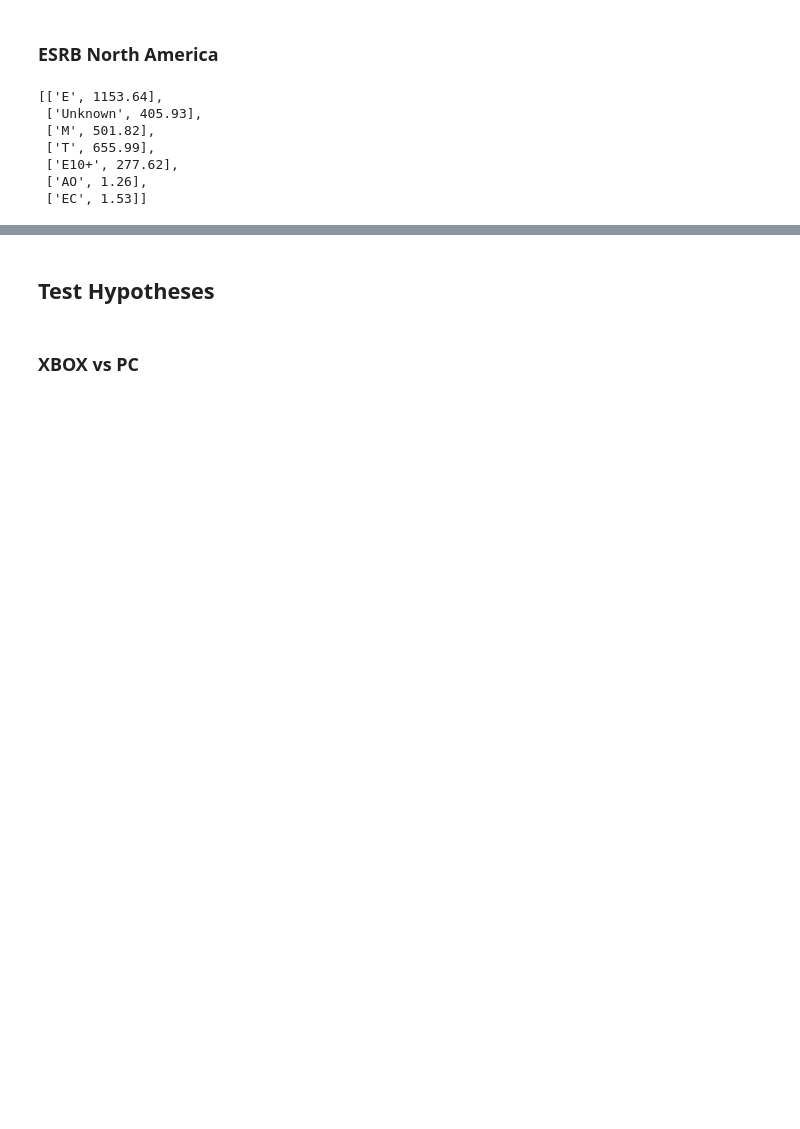
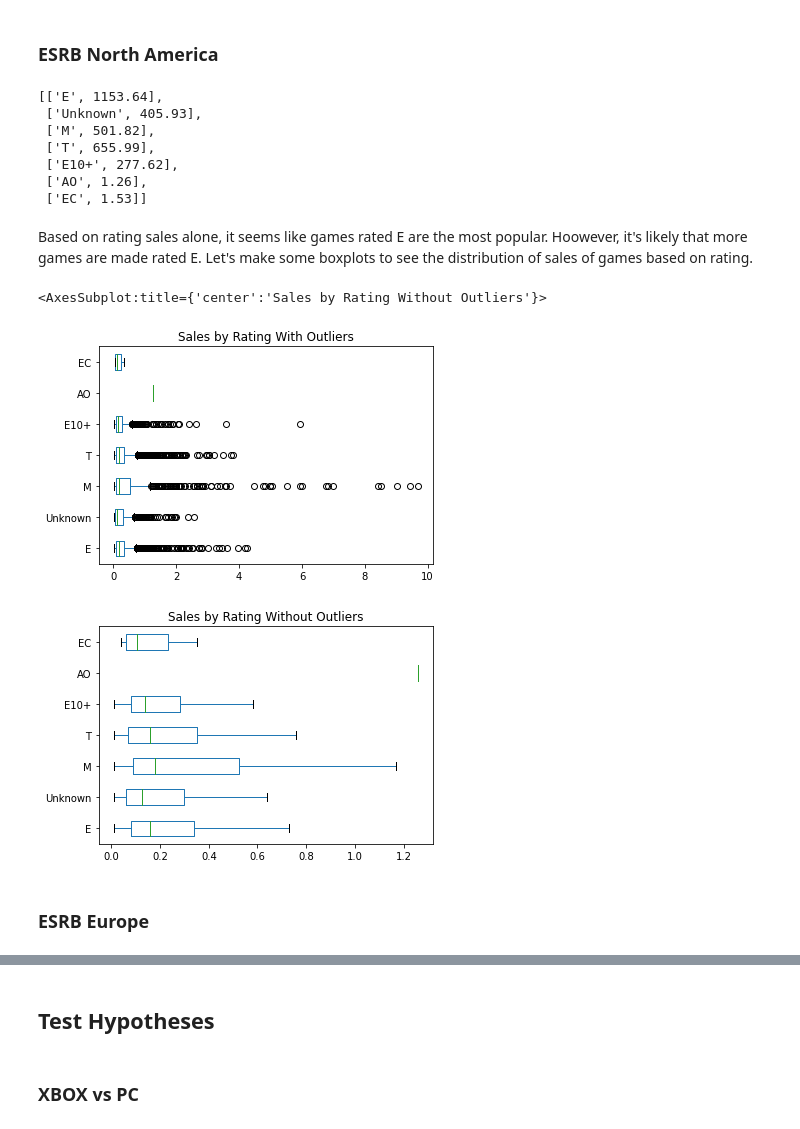
Before and after one commit to michaelpowers8/Sprint-5-Project, a Jupyter notebook: Video_Game_Data_2016.ipynb, the cells around one changed output, grey strips where cells are left out. Cells and saved outputs as stored; diff of their text form; code cells hidden in the pictures; blank space fills up the shorter version.

```diff
--- a/Video_Game_Data_2016.ipynb
+++ b/Video_Game_Data_2016.ipynb
@@ -985,3 +985,29 @@ display(na_relevant_games_rating_sales)
  ['E10+', 277.62],
  ['AO', 1.26],
  ['EC', 1.53]]
+# %% [markdown]
+Based on rating sales alone, it seems like games rated E are the most popular. Hoowever, it's likely that more games are made rated E. Let's make some boxplots to see the distribution of sales of games based on rating.
+# %%
+for rating in ['E','Unknown','M','T','E10+','AO','EC']:
+    na_relevant_games[rating] = relevant_multiplatform_games[relevant_multiplatform_games['rating']==rating]['na_sales']
+na_sales_by_genre_df = pd.DataFrame(data=na_relevant_games[['E','Unknown','M','T','E10+','AO','EC']],columns=['E','Unknown','M','T','E10+','AO','EC'])
+na_relevant_games = na_relevant_games.drop(columns=['E','Unknown','M','T','E10+','AO','EC'])
+# %%
+na_sales_by_genre_df[['E','Unknown','M','T','E10+','AO','EC']].plot(
+    kind='box',
+    title='Sales by Rating With Outliers',
+    vert=False,
+    showfliers=True
+)
+na_sales_by_genre_df[['E','Unknown','M','T','E10+','AO','EC']].plot(
+    kind='box',
+    title='Sales by Rating Without Outliers',
+    vert=False,
+    showfliers=False
+)
+# %% [output]
+<AxesSubplot:title={'center':'Sales by Rating Without Outliers'}>
+[figure, added]
+[figure, added]
+# %% [markdown]
+### ESRB Europe
```
Also changed, not shown: parts of 17 cells of this notebook.
